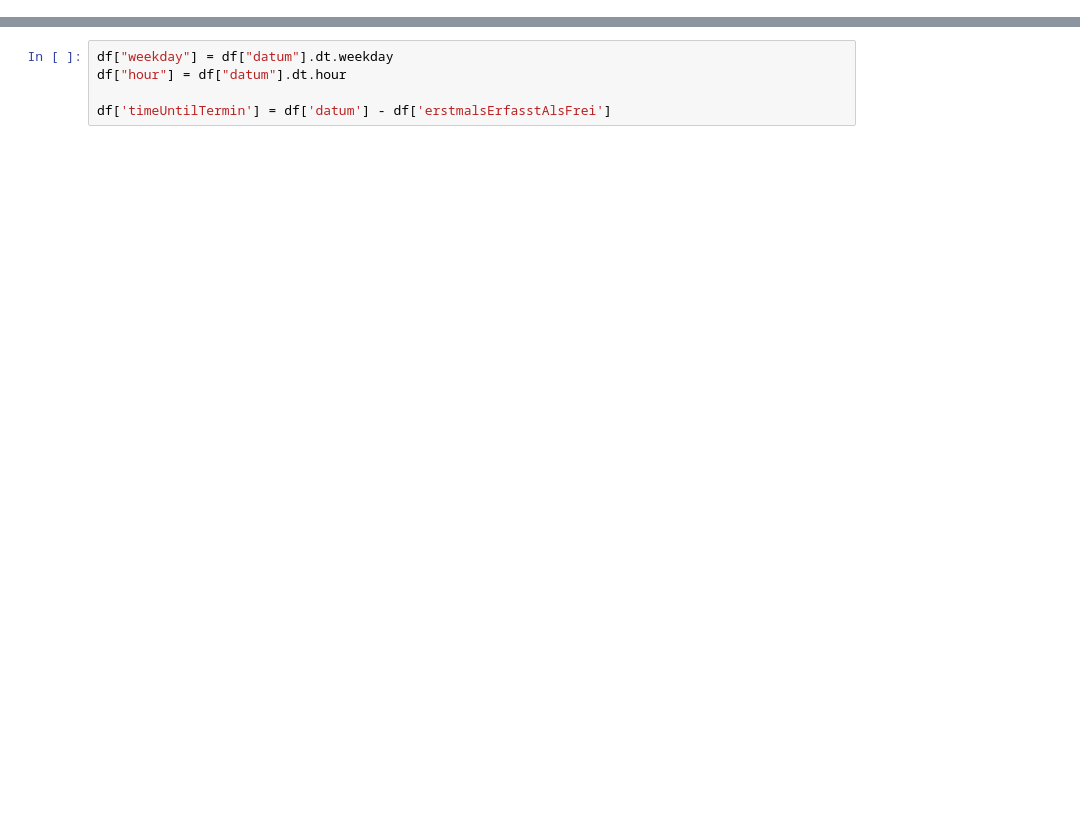
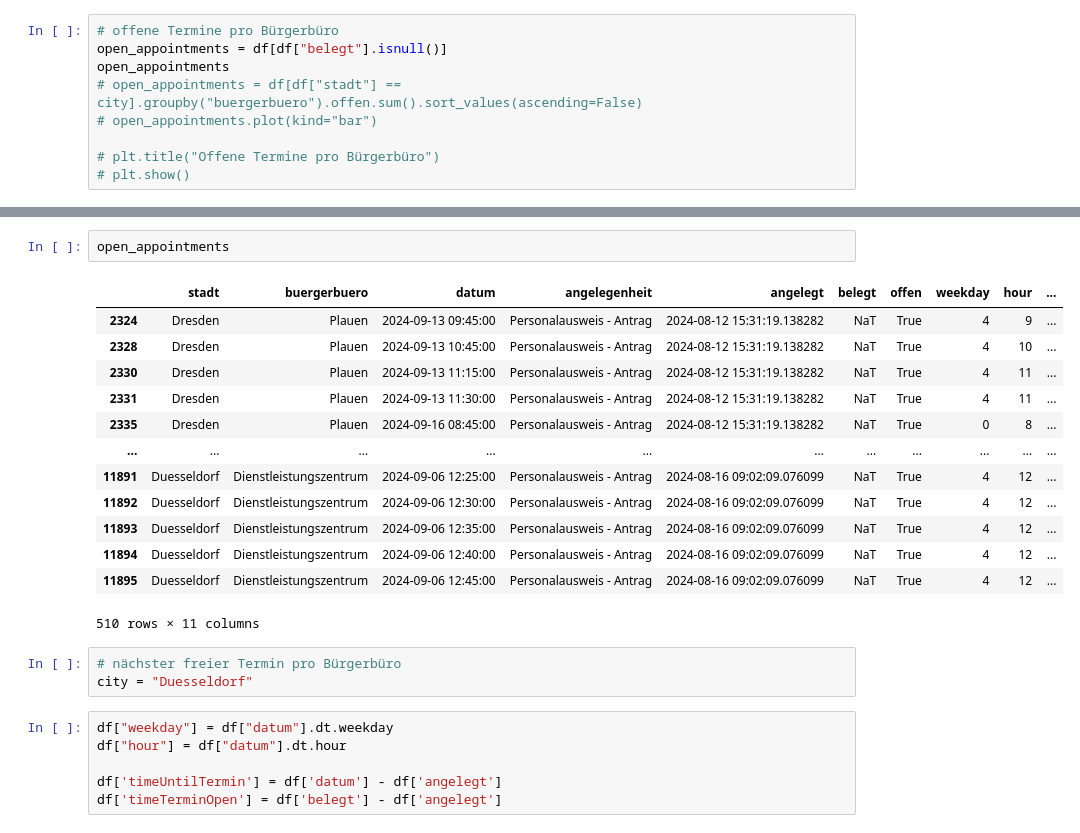
Before and after one commit to davidkempkens/appointment-scraper, a Jupyter notebook: dashboard.ipynb, the cells around one changed output, grey strips where cells are left out. Cells and saved outputs as stored; diff of their text form; blank space fills up the shorter version.

```diff
--- a/dashboard.ipynb
+++ b/dashboard.ipynb
@@ -15,0 +50,9 @@ df = pd.read_sql_query(sql, conn, parse_dates=["datum", "erstmalsErfasstAlsFrei"
+# %%
+# offene Termine pro Bürgerbüro
+open_appointments = df[df["belegt"].isnull()]
+open_appointments
+# open_appointments = df[df["stadt"] == city].groupby("buergerbuero").offen.sum().sort_values(ascending=False)
+# open_appointments.plot(kind="bar")
+
+# plt.title("Offene Termine pro Bürgerbüro")
+# plt.show()
@@ -16,5 +73,25 @@ df = pd.read_sql_query(sql, conn, parse_dates=["datum", "erstmalsErfasstAlsFrei"
+# %%
+open_appointments
+# %% [output]
+|  | stadt | buergerbuero | datum | angelegenheit | angelegt | belegt | offen | weekday | hour | ... |
+| 2324 | Dresden | Plauen | 2024-09-13 09:45:00 | Personalausweis - Antrag | 2024-08-12 15:31:19.138282 | NaT | True | 4 | 9 | ... |
+| 2328 | Dresden | Plauen | 2024-09-13 10:45:00 | Personalausweis - Antrag | 2024-08-12 15:31:19.138282 | NaT | True | 4 | 10 | ... |
+| 2330 | Dresden | Plauen | 2024-09-13 11:15:00 | Personalausweis - Antrag | 2024-08-12 15:31:19.138282 | NaT | True | 4 | 11 | ... |
+| 2331 | Dresden | Plauen | 2024-09-13 11:30:00 | Personalausweis - Antrag | 2024-08-12 15:31:19.138282 | NaT | True | 4 | 11 | ... |
+| 2335 | Dresden | Plauen | 2024-09-16 08:45:00 | Personalausweis - Antrag | 2024-08-12 15:31:19.138282 | NaT | True | 0 | 8 | ... |
+| ... | ... | ... | ... | ... | ... | ... | ... | ... | ... | ... |
+| 11891 | Duesseldorf | Dienstleistungszentrum | 2024-09-06 12:25:00 | Personalausweis - Antrag | 2024-08-16 09:02:09.076099 | NaT | True | 4 | 12 | ... |
+| 11892 | Duesseldorf | Dienstleistungszentrum | 2024-09-06 12:30:00 | Personalausweis - Antrag | 2024-08-16 09:02:09.076099 | NaT | True | 4 | 12 | ... |
+| 11893 | Duesseldorf | Dienstleistungszentrum | 2024-09-06 12:35:00 | Personalausweis - Antrag | 2024-08-16 09:02:09.076099 | NaT | True | 4 | 12 | ... |
+| 11894 | Duesseldorf | Dienstleistungszentrum | 2024-09-06 12:40:00 | Personalausweis - Antrag | 2024-08-16 09:02:09.076099 | NaT | True | 4 | 12 | ... |
+| 11895 | Duesseldorf | Dienstleistungszentrum | 2024-09-06 12:45:00 | Personalausweis - Antrag | 2024-08-16 09:02:09.076099 | NaT | True | 4 | 12 | ... |
+510 rows × 11 columns
+# %%
+# nächster freier Termin pro Bürgerbüro
+city = "Duesseldorf"
 # %%
 df["weekday"] = df["datum"].dt.weekday
 df["hour"] = df["datum"].dt.hour
 
-df['timeUntilTermin'] = df['datum'] - df['erstmalsErfasstAlsFrei']
+df['timeUntilTermin'] = df['datum'] - df['angelegt']
+df['timeTerminOpen'] = df['belegt'] - df['angelegt']
```
Also changed, not shown: parts of 10 cells of this notebook, 1 other file.
